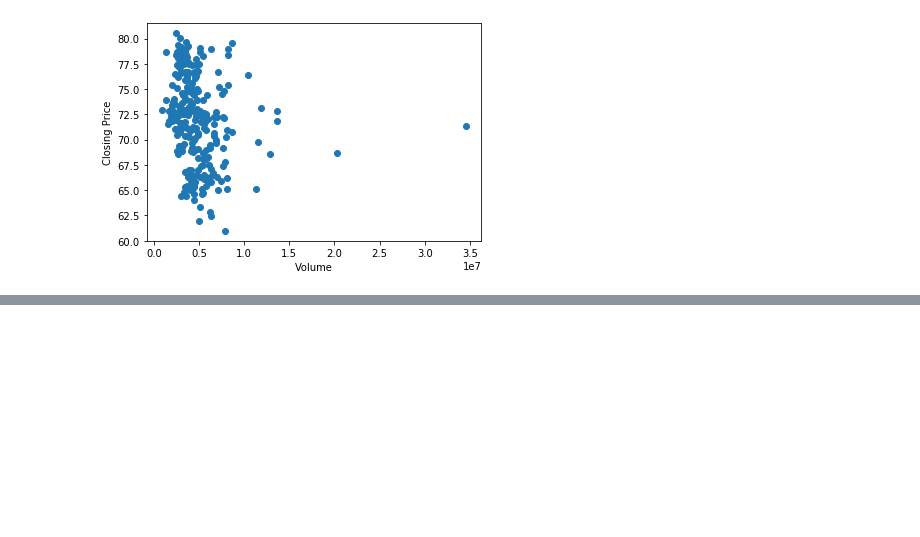
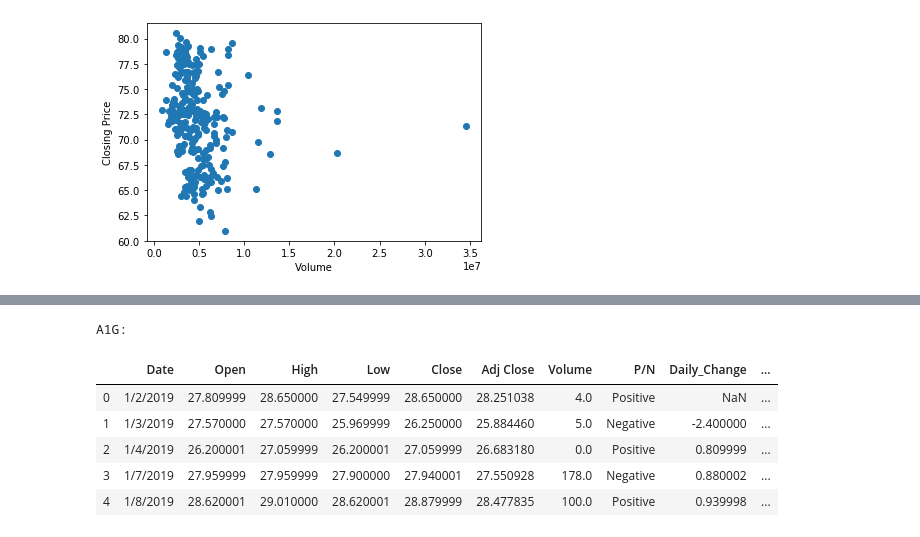
Before and after one commit to NUDSBC-Final-Project/Trump-Twitter-Stock-Analysis-Project, a Jupyter notebook: Modeling/Modeling.ipynb, the cells around one changed output, grey strips where cells are left out. Drawn from its saved outputs; the diff is of its cells as text; code cells hidden in the pictures; blank space fills up the shorter version.

```diff
--- a/Modeling/Modeling.ipynb
+++ b/Modeling/Modeling.ipynb
@@ -7,5 +7,5 @@ from sklearn.model_selection import train_test_split
 from sklearn.linear_model import LinearRegression
 from sklearn.metrics import mean_squared_error, r2_score
 # %%
-A1G = pd.read_csv("c:/Users/Owner/BootCampData/Final_Project/CSVs/A1G.F.csv")
+A1G = pd.read_csv("../CSVs/A1G.F.csv")
 # %%
@@ -15,4 +17,5 @@ CSX = pd.read_csv("c:/Users/Owner/BootCampData/Final_Project/CSVs/CSX.csv")
 # %%
+A1G = A1G.dropna()
 print(f'A1G:')
 print(A1G.head())
 # %% [output]
@@ -105,0 +235,15 @@ myModel1.score(X_test, y_test)
+# %%
+A1G["P/N"] = np.where(A1G.eval("Open < Close"), "Positive", "Negative ")
+A1G['Daily_Change'] = A1G.Close.diff()
+A1G['Daily_%_Change'] = A1G.Close.pct_change() * 100
+A1G['Future_Change'] = A1G.Close.diff(periods=-1) * -1
+print('A1G:')
+A1G.head()
+# %% [output]
+A1G:
+|  | Date | Open | High | Low | Close | Adj Close | Volume | P/N | Daily_Change | ... |
+| 0 | 1/2/2019 | 27.809999 | 28.650000 | 27.549999 | 28.650000 | 28.251038 | 4.0 | Positive | NaN | ... |
+| 1 | 1/3/2019 | 27.570000 | 27.570000 | 25.969999 | 26.250000 | 25.884460 | 5.0 | Negative | -2.400000 | ... |
+| 2 | 1/4/2019 | 26.200001 | 27.059999 | 26.200001 | 27.059999 | 26.683180 | 0.0 | Positive | 0.809999 | ... |
+| 3 | 1/7/2019 | 27.959999 | 27.959999 | 27.900000 | 27.940001 | 27.550928 | 178.0 | Negative | 0.880002 | ... |
+| 4 | 1/8/2019 | 28.620001 | 29.010000 | 28.620001 | 28.879999 | 28.477835 | 100.0 | Positive | 0.939998 | ... |
```
Also changed, not shown: parts of 31 cells of this notebook, 4 other files.
